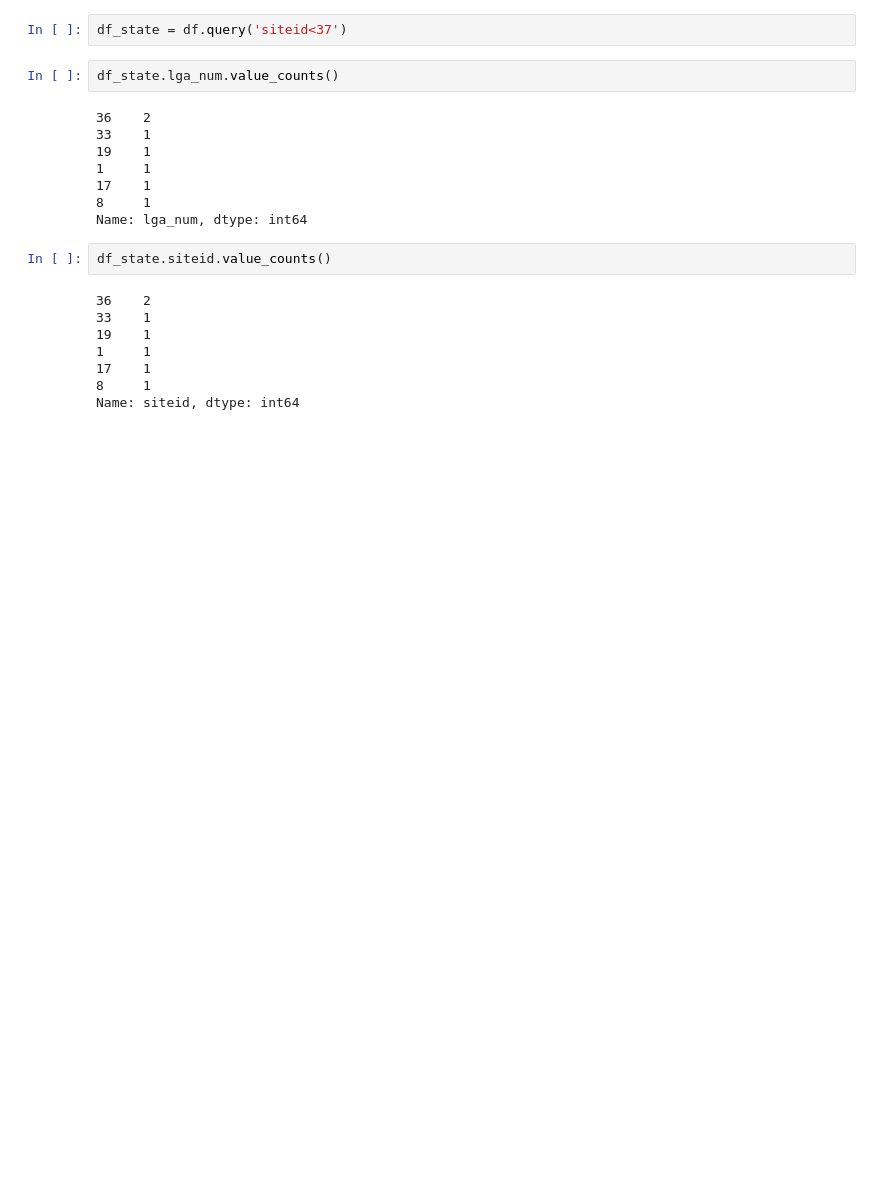
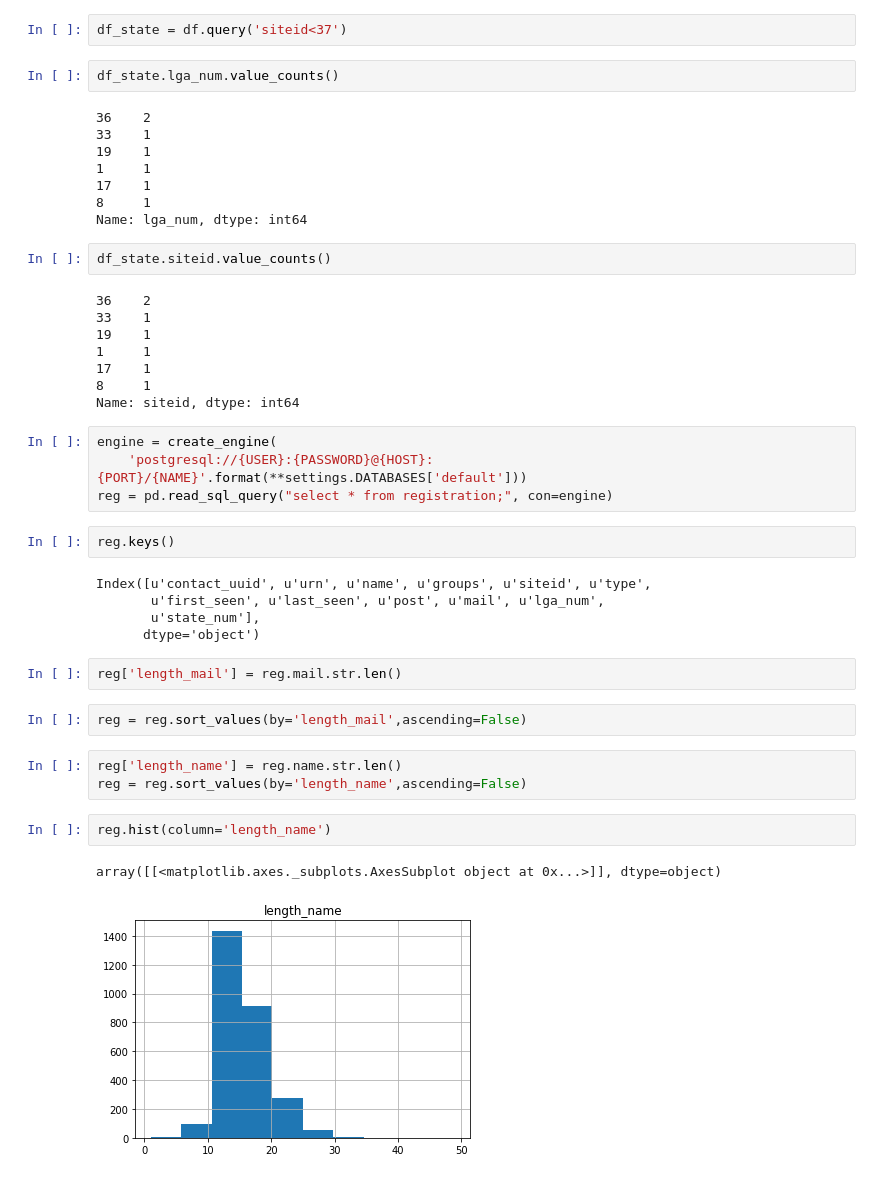
Before and after one commit to RobertJohnston/IMAM, a Jupyter notebook: Data Cleaning.ipynb, the cells around one changed output. Cells and saved outputs as stored; diff of their text form; blank space fills up the shorter version.

Commit message:
exploration of length of email and name

```diff
--- a/Data Cleaning.ipynb
+++ b/Data Cleaning.ipynb
@@ -513,3 +513,26 @@ df_state.siteid.value_counts()
 17    1
 8     1
 Name: siteid, dtype: int64
+# %%
+engine = create_engine(
+    'postgresql://{USER}:{PASSWORD}@{HOST}:{PORT}/{NAME}'.format(**settings.DATABASES['default']))
+reg = pd.read_sql_query("select * from registration;", con=engine)
+# %%
+reg.keys()
+# %% [output]
+Index([u'contact_uuid', u'urn', u'name', u'groups', u'siteid', u'type',
+       u'first_seen', u'last_seen', u'post', u'mail', u'lga_num',
+       u'state_num'],
+      dtype='object')
+# %%
+reg['length_mail'] = reg.mail.str.len()
+# %%
+reg = reg.sort_values(by='length_mail',ascending=False)
+# %%
+reg['length_name'] = reg.name.str.len()
+reg = reg.sort_values(by='length_name',ascending=False)
+# %%
+reg.hist(column='length_name')
+# %% [output]
+array([[<matplotlib.axes._subplots.AxesSubplot object at 0x...>]], dtype=object)
+[figure, added]
```
Also changed, not shown: parts of 1 cell of this notebook, 3 other files.
